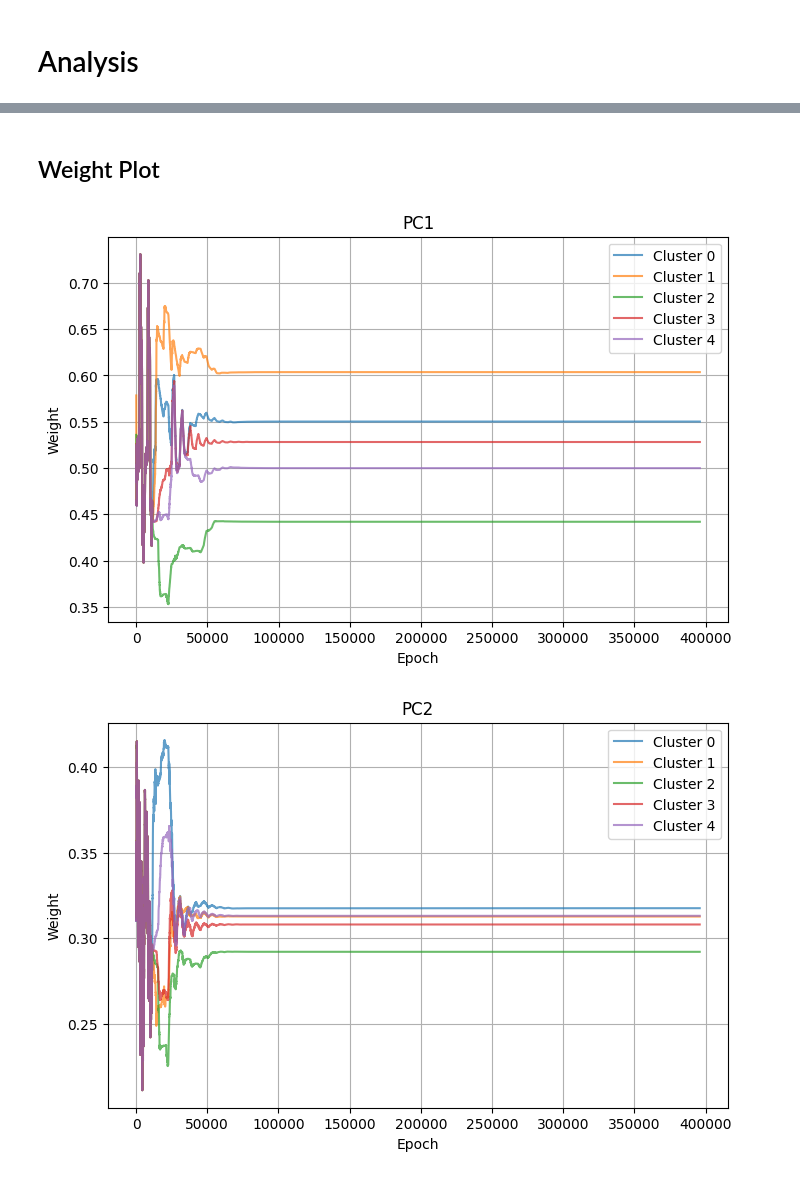
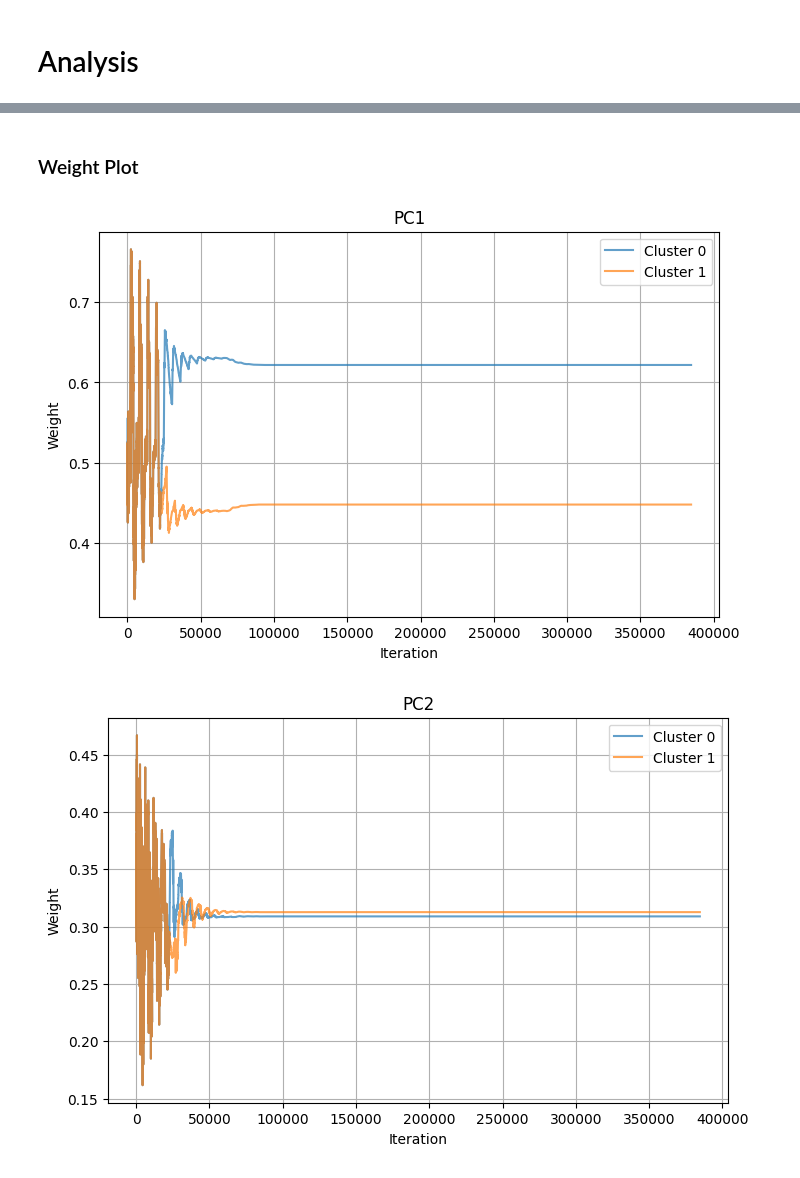
Before and after one commit to Hadoroo/ProjekAKhirJST, a Jupyter notebook: Project_Akhir.ipynb, the cells around one changed output, grey strips where cells are left out. Saved outputs shown, nothing was run; the diff lists cells and outputs as text; code cells hidden in the pictures.

```diff
--- a/Project_Akhir.ipynb
+++ b/Project_Akhir.ipynb
@@ -339,7 +346,7 @@ def count_error(train, w, closest_neighbors):
 ## Tuning Manual
 # %%
 size = df.shape[1]
-te_qe_manual_plot = []
+te_qe_ss_manual_plot = []
 
 def generate_random_parameters(size):
   cluster = np.random.randint(2, 10)
@@ -354,7 +361,7 @@ def generate_random_parameters(size):
 def tuning(iter):
   used_parameters = set()
   best_parameter = []
-  best_min_error = [1e1000,0,0]
+  best_error = [1e1000,0,0,0]
 
   for i in range(iter):
     while True:
@@ -367,21 +374,22 @@ def tuning(iter):
         break
 
     tuning_data = df.to_numpy()
-    print(f'Tuning {i+1}, cluster : {cluster}, R : {R}, lr : {lr}, R change : {R_change}, max epoch : {max_epoch}')
+    print(f'Tuning {i}, cluster : {cluster}, R : {R}, lr : {lr}, R change : {R_change}, max epoch : {max_epoch}')
     d, w, closest_neighbors, w_out = SOM(tuning_data, w, cluster=cluster, R=R, lr = lr, max_epoch=max_epoch, R_change=R_change)
 
-    qe, te = count_error(tuning_data, w, closest_neighbors)
-    print(f'qe : {qe}, te : {te}')
+    qe, te, ss = count_error(tuning_data, w, closest_neighbors)
+    print(f'qe : {qe}, te : {te}, ss : {ss}')
 
-    if qe+te < best_min_error[0]:
-      best_min_error[0] = qe+te
-      best_min_error[1] = qe
-      best_min_error[2] = te
+    if qe+te-ss < best_error[0]:
+      best_error[0] = qe+te
+      best_error[1] = qe
+      best_error[2] = te
+      best_error[3] = ss
       best_parameter = [i, cluster, w, R, lr, R_change, max_epoch]
 
-    te_qe_manual_plot.append((te,qe))
+    te_qe_ss_manual_plot.append((te,qe,ss))
 
-    print(f'best parameter is tuning {best_parameter[0]+1}, with error qe : {best_min_error[1]} and te : {best_min_error[2]}\n')
+    print(f'best parameter is tuning {best_parameter[0]}, with error qe : {best_error[1]}, te : {best_error[2]}, and ss : {best_error[3]}\n')
   return best_parameter
 
 best_parameter_manual = tuning(10)
@@ -460,7 +468,7 @@ Trial 5, cluster : 8, R : 1, lr : 7.828422857911694e-09, R change : 4, max epoch
 # %%
 train = df.to_numpy()
 
-d, w, closest_neighbors, w_output = SOM(train, w=best_parameter_manual[2], cluster=best_parameter_manual[1], R=best_parameter_manual[3], lr = best_parameter_manual[4], R_change = best_parameter_manual[5], max_epoch=best_parameter_manual[6])
-qe, te = count_error(train, w, closest_neighbors)
-print(f'qe : {qe}, te : {te}')
+d_manual, w_manual, closest_neighbors_manual, w_output_manual = SOM(train, w=best_parameter_manual[2], cluster=best_parameter_manual[1], R=best_parameter_manual[3], lr = best_parameter_manual[4], R_change = best_parameter_manual[5], max_epoch=best_parameter_manual[6])
+qe, te, ss = count_error(train, w_manual, closest_neighbors_manual)
+print(f'qe : {qe}, te : {te}, ss : {ss}')
 # %% [output]
@@ -508,24 +547,24 @@ plt.show()
 # %% [markdown]
-## Weight Plot
+### Weight Plot
 # %%
 feature = df.columns.tolist()
-w_output = np.array(w_output)
+w_output = np.array(w_output_manual)
 
 n_features = w_output.shape[-1]
 for col in range(n_features):
     plt.figure(figsize=(8, 5))
     for cluster in range(w_output.shape[1]):
         plt.plot(range(w_output.shape[0]), w_output[:, cluster, col], label=f"Cluster {cluster}", alpha=0.7)
     # Use feature[col] for the title
     plt.title(f"{feature[col]}")
-    plt.xlabel("Epoch")
+    plt.xlabel("Iteration")
     plt.ylabel("Weight")
     plt.legend()
     plt.grid()
     plt.show()
 # %% [output]
-[figure, old version]
+[figure, new version]
-[figure, old version]
+[figure, new version]
 # %%
 import matplotlib.pyplot as plt
 
```
Also changed, not shown: parts of 31 cells of this notebook.
